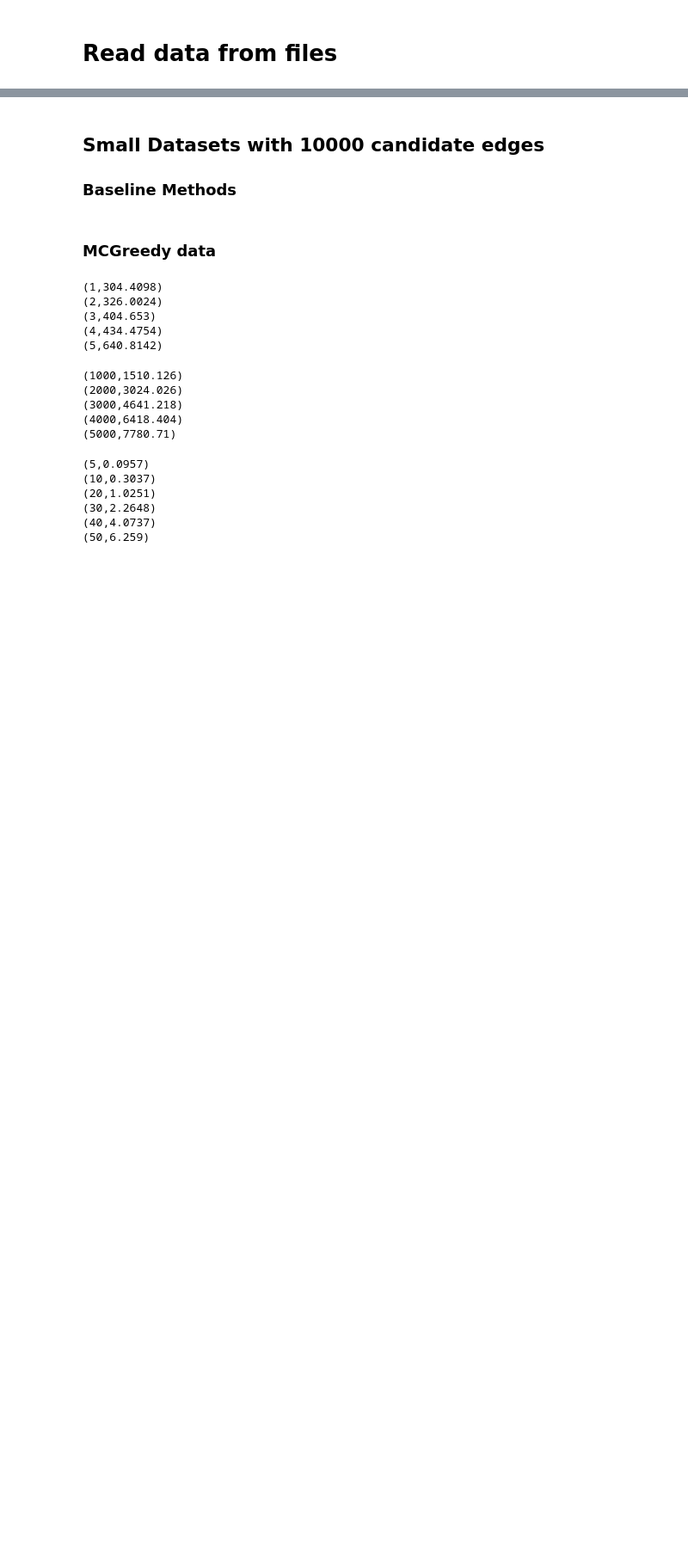
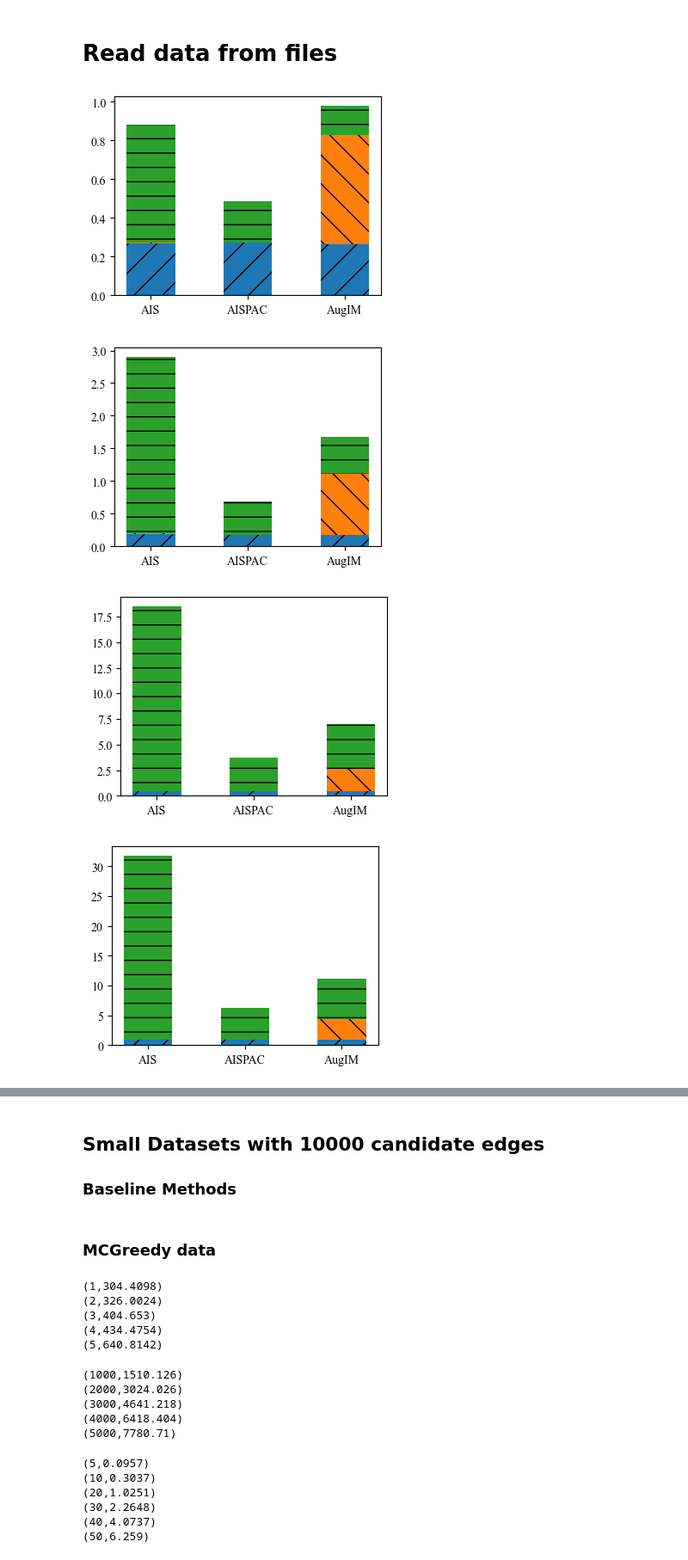
Before and after one commit to chenxlong3/AISPAC, a Jupyter notebook: data_process.ipynb, the cells around one changed output, grey strips where cells are left out. Shown at 86% size. Drawn from its saved outputs; the diff is of its cells as text; code cells hidden in the pictures; blank space fills up the shorter version.

```diff
--- a/data_process.ipynb
+++ b/data_process.ipynb
@@ -334,0 +600,17 @@ def get_inf_numRRsets_of_one_dataset(dataset_name:str, rand_seeds, baseline_name
+# %%
+sep_time_epin = get_runtime_for_bar_of_one_dataset("Epinions", RAND_SEEDS, ["AIS", "AISPAC", "AugIM"], {"eps":0, "seed_mode":"RAND", "num_samples":102400})
+sep_time_dblp = get_runtime_for_bar_of_one_dataset("DBLP", RAND_SEEDS, ["AIS", "AISPAC", "AugIM"], {"eps":0, "seed_mode":"RAND", "num_samples":102400})
+sep_time_orkut = get_runtime_for_bar_of_one_dataset("orkut", RAND_SEEDS, ["AIS", "AISPAC", "AugIM"], {"eps":0, "seed_mode":"RAND", "num_samples":102400})
+sep_time_LJ = get_runtime_for_bar_of_one_dataset("LJ", RAND_SEEDS, ["AIS", "AISPAC", "AugIM"], {"eps":0, "seed_mode":"RAND", "num_samples":102400})
+sep_time_twitter = get_runtime_for_bar_of_one_dataset("twitter", RAND_SEEDS, ["AIS", "AISPAC", "AugIM"], {"eps":0, "seed_mode":"RAND", "num_samples":102400})
+# %%
+plot_stacked_bar(list(sep_time_epin.values()), list(sep_time_epin.keys()), TIME_LABELS,)
+plot_stacked_bar(list(sep_time_dblp.values()), list(sep_time_epin.keys()), TIME_LABELS,)
+plot_stacked_bar(list(sep_time_orkut.values()), list(sep_time_epin.keys()), TIME_LABELS,)
+plot_stacked_bar(list(sep_time_LJ.values()), list(sep_time_epin.keys()), TIME_LABELS,)
+plot_stacked_bar(list(sep_time_twitter.values()), list(sep_time_epin.keys()), TIME_LABELS)
+# %% [output]
+[figure, added]
+[figure, added]
+[figure, added]
+[figure, added]
```
Also changed, not shown: parts of 33 cells of this notebook.
